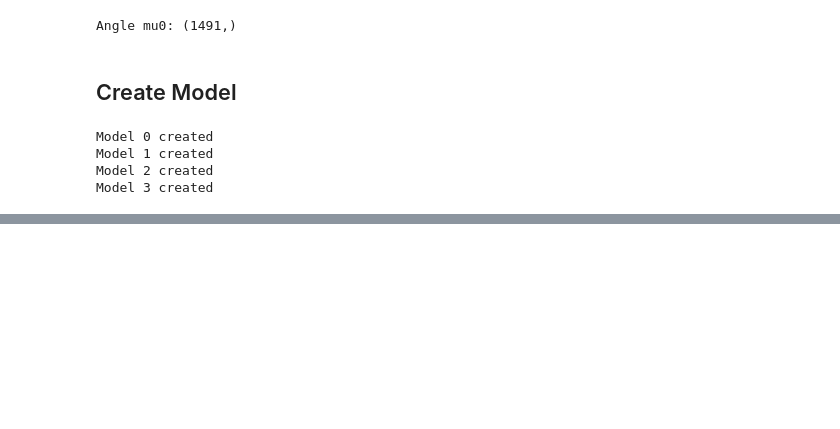
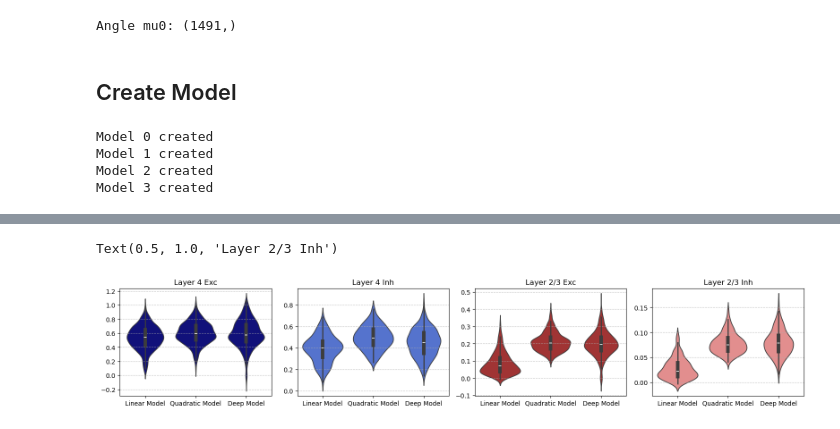
Before and after one commit to IsabelF98/Cloud_SynthData_Proj, a Jupyter notebook: LGN_units.ipynb, the cells around one changed output, grey strips where cells are left out. Cells and saved outputs as stored; diff of their text form; code cells hidden in the pictures; blank space fills up the shorter version.

```diff
--- a/LGN_units.ipynb
+++ b/LGN_units.ipynb
@@ -76,6 +78,11 @@ cell_idx_dict = data.cell_idx_dict
 thetas_dict = data.thetas
 V1_thetas = np.concatenate((thetas_dict['V1_Exc_L4'], thetas_dict['V1_Inh_L4'], thetas_dict['V1_Exc_L2/3'], thetas_dict['V1_Inh_L2/3']))
 mu0s = data.mu0s
+# %%
+L4_exc_idx = cell_idx_dict['V1_Exc_L4']
+L4_inh_idx = cell_idx_dict['V1_Inh_L4']
+L23_exc_idx = cell_idx_dict['V1_Exc_L2/3']
+L23_inh_idx = cell_idx_dict['V1_Inh_L2/3']
 # %%
 stim_dims = data.stim_dims
 num_lags = data.num_lags
@@ -231,0 +271,39 @@ Model 1 done fitting
+# %%
+plt.rcParams.update({'font.size': 10})
+LL = LL_dict[str(num_LGN_units[0])+' LGN Units']
+colors = ['darkblue', 'royalblue', 'firebrick', 'lightcoral']
+ss(1,4)
+plt.subplot(1,4,1)
+LL_to_plot = [GLM_LL['V1_Exc_L4'], GQM_LL['V1_Exc_L4'], LL[L4_exc_idx]]
+labels = ['Linear Model', 'Quadratic Model', 'Deep Model']
+sns.violinplot(data=LL_to_plot, color=colors[0])
+plt.xticks(ticks=range(len(labels)), labels=labels)
+plt.grid(axis='y', linestyle='--', alpha=0.7)
+plt.title('Layer 4 Exc')
+
+plt.subplot(1,4,2)
+LL_to_plot = [GLM_LL['V1_Inh_L4'], GQM_LL['V1_Inh_L4'], LL[L4_inh_idx]]
+labels = ['Linear Model', 'Quadratic Model', 'Deep Model']
+sns.violinplot(data=LL_to_plot, color=colors[1])
+plt.xticks(ticks=range(len(labels)), labels=labels)
+plt.grid(axis='y', linestyle='--', alpha=0.7)
+plt.title('Layer 4 Inh')
+
+plt.subplot(1,4,3)
+LL_to_plot = [GLM_LL['V1_Exc_L2/3'], GQM_LL['V1_Exc_L2/3'], LL[L23_exc_idx]]
+labels = ['Linear Model', 'Quadratic Model', 'Deep Model']
+sns.violinplot(data=LL_to_plot, color=colors[2])
+plt.xticks(ticks=range(len(labels)), labels=labels)
+plt.grid(axis='y', linestyle='--', alpha=0.7)
+plt.title('Layer 2/3 Exc')
+
+plt.subplot(1,4,4)
+LL_to_plot = [GLM_LL['V1_Inh_L2/3'], GQM_LL['V1_Inh_L2/3'], LL[L23_inh_idx]]
+labels = ['Linear Model', 'Quadratic Model', 'Deep Model']
+sns.violinplot(data=LL_to_plot, color=colors[3])
+plt.xticks(ticks=range(len(labels)), labels=labels)
+plt.grid(axis='y', linestyle='--', alpha=0.7)
+plt.title('Layer 2/3 Inh')
+# %% [output]
+Text(0.5, 1.0, 'Layer 2/3 Inh')
+[figure, added]
```
Also changed, not shown: parts of 37 cells of this notebook, 2 other files.
